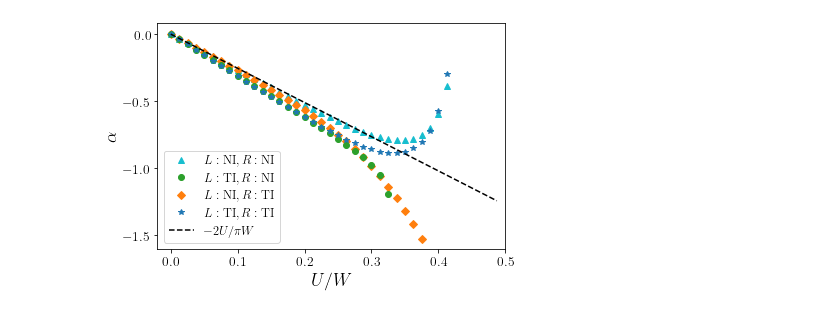
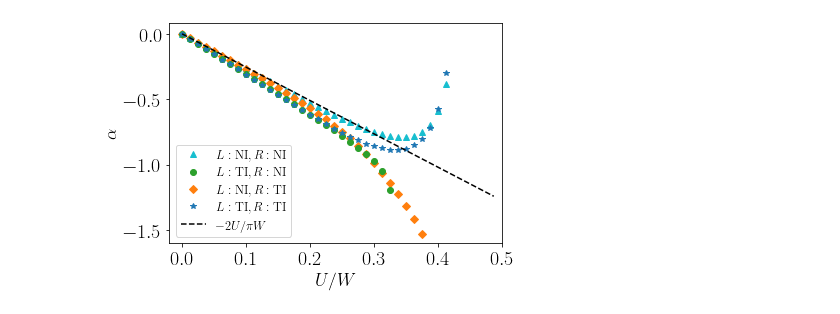
Before and after one commit to yun-yan/linyentin, a Jupyter notebook: tau_paper.ipynb, the cells around one changed output. Cells and saved outputs as stored; diff of their text form; code cells hidden in the pictures.

```diff
--- a/tau_paper.ipynb
+++ b/tau_paper.ipynb
@@ -92,39 +92,39 @@ rc('text', usetex=True)
 
 
 fig,ax=plt.subplots()
-plt.xticks(fontsize=13.5)
-plt.yticks(fontsize=13.5)
+plt.xticks(fontsize=20)
+plt.yticks(fontsize=20)
 plt.xlim([-0.02,0.5])
 plt.ylim([-1.6,0.08])
 my_y_ticks = [0.0,-0.5,-1.0,-1.5]
 plt.yticks(my_y_ticks)
 plt.plot(u_list,exponent_NINI_list,'^' ,color='tab:cyan',label=r"$L: \mbox{NI}, R: \mbox{NI}$",zorder=-4)#
 plt.plot(u_list,exponent_TINI_list,'o' ,color='tab:green',label=r"$L: \mbox{TI},R: \mbox{NI}$",zorder=-3)#
 plt.plot(u_list,exponent_NITI_list,'D' ,color='tab:orange',label=r"$L: \mbox{NI}, R: \mbox{TI}$",zorder=-4)#
 plt.plot(u_list,exponent_TITI_list,'*' ,color='tab:blue',label=r"$L: \mbox{TI}, R:\mbox{TI}$",zorder=-3)#
 
 
 
 
 plt.plot(u_list,exponent_analytic_list,'--' ,color='k',label=r"$-2U/\pi W$",zorder=4)#
 
 plt.legend(loc='best',fontsize=12.5)
 # plt.legend(loc='best',fontsize=12.5,prop=font)
 #plt.legend(loc='best',fontsize=12.5,prop=csfont)
 plt.xlabel(r'$U/W$',fontsize=18)
 plt.ylabel(r'$\alpha$',fontsize=18)
 #plt.xlabel(r'$U/W$',fontsize=18,**csfont)
 #plt.ylabel(r'$\alpha$',fontsize=18,**csfont)
 plt.tight_layout()
 plt.savefig('plot/exponent_tau_two_insulator_rev.png',format='png',dpi=300)
 
 #plt.title('title',**csfont)
 plt.show()
 
 #plt.show()
 #plt.title('title',**csfont)
 #plt.show()
 
 #%%
 # %% [output]
-[figure, old version]
+[figure, new version]
```
Also changed, not shown: 2 other files.
